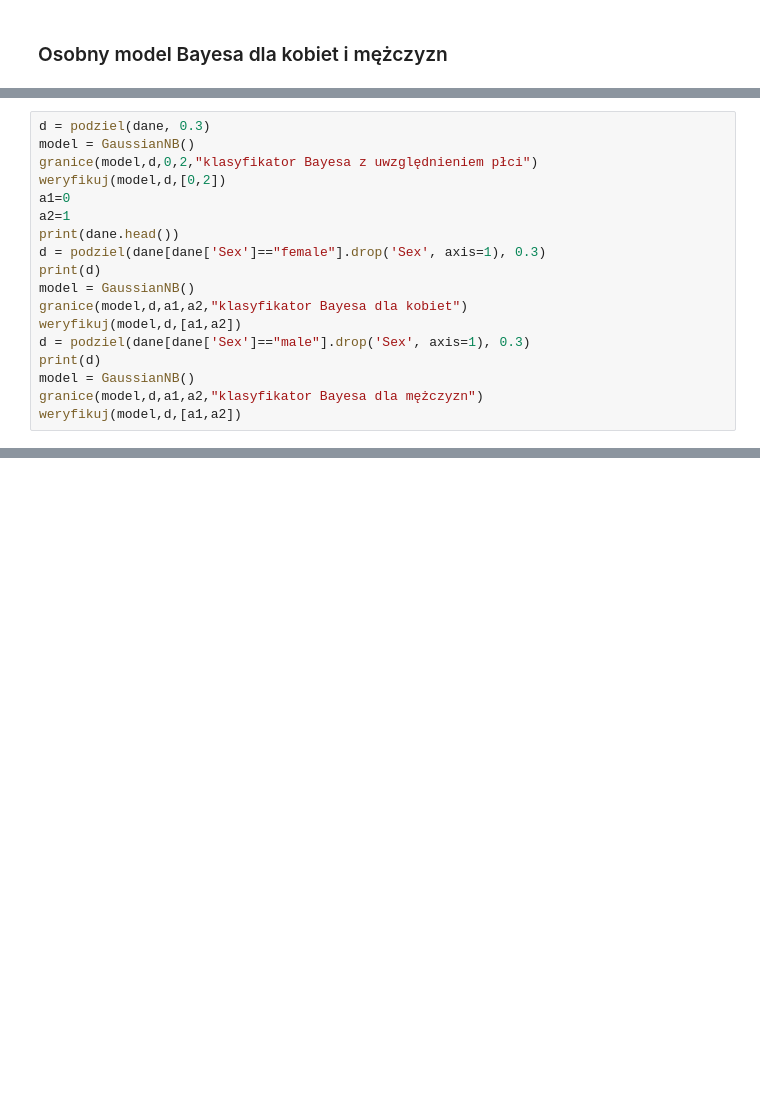
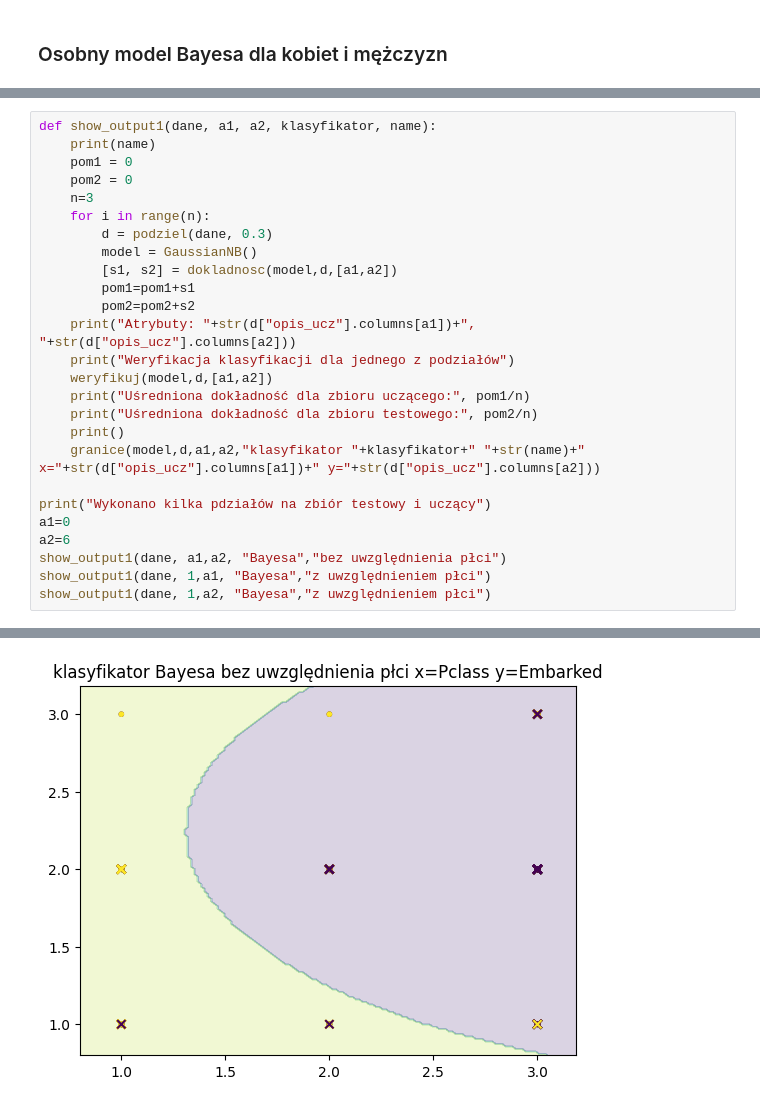
Before and after one commit to nataliabpw/titanic, a Jupyter notebook: project.ipynb, the cells around one changed output, grey strips where cells are left out. Drawn from its saved outputs; the diff is of its cells as text; blank space fills up the shorter version.

```diff
--- a/project.ipynb
+++ b/project.ipynb
@@ -347,21 +514,30 @@ def granice(model,dane,atr_x, atr_y,tytul,kontur = 1):
         plt.contourf(xx, yy, Z, levels = 4, alpha=0.2)
     plt.scatter(dane["opis_ucz"].iloc[:, atr_x], dane["opis_ucz"].iloc[:, atr_y], c=dane["dec_ucz"], marker = '.')
     plt.scatter(dane["opis_test"].iloc[:, atr_x], dane["opis_test"].iloc[:, atr_y], c=dane["dec_test"], marker = 'x')
-# %%
-d = podziel(dane, 0.3)
-model = GaussianNB()
-granice(model,d,0,2,"klasyfikator Bayesa z uwzględnieniem płci")
-weryfikuj(model,d,[0,2])
-a1=0
-a2=1
-print(dane.head())
-d = podziel(dane[dane['Sex']=="female"].drop('Sex', axis=1), 0.3)
-print(d)
-model = GaussianNB()
-granice(model,d,a1,a2,"klasyfikator Bayesa dla kobiet")
-weryfikuj(model,d,[a1,a2])
-d = podziel(dane[dane['Sex']=="male"].drop('Sex', axis=1), 0.3)
-print(d)
-model = GaussianNB()
-granice(model,d,a1,a2,"klasyfikator Bayesa dla mężczyzn")
-weryfikuj(model,d,[a1,a2])
+# %%
+def show_output1(dane, a1, a2, klasyfikator, name):
+    print(name)
+    pom1 = 0
+    pom2 = 0
+    n=3
+    for i in range(n):
+        d = podziel(dane, 0.3)
+        model = GaussianNB()
+        [s1, s2] = dokladnosc(model,d,[a1,a2])
+        pom1=pom1+s1
+        pom2=pom2+s2
+    print("Atrybuty: "+str(d["opis_ucz"].columns[a1])+", "+str(d["opis_ucz"].columns[a2]))
+    print("Weryfikacja klasyfikacji dla jednego z podziałów")
+    weryfikuj(model,d,[a1,a2])
+    print("Uśredniona dokładność dla zbioru uczącego:", pom1/n)
+    print("Uśredniona dokładność dla zbioru testowego:", pom2/n)
+    print()
+    granice(model,d,a1,a2,"klasyfikator "+klasyfikator+" "+str(name)+" x="+str(d["opis_ucz"].columns[a1])+" y="+str(d["opis_ucz"].columns[a2]))
+
+print("Wykonano kilka pdziałów na zbiór testowy i uczący")
+a1=0
+a2=6
+show_output1(dane, a1,a2, "Bayesa","bez uwzględnienia płci")
+show_output1(dane, 1,a1, "Bayesa","z uwzględnieniem płci")
+show_output1(dane, 1,a2, "Bayesa","z uwzględnieniem płci")
+# %% [output]
@@ -367,0 +561 @@ weryfikuj(model,d,[a1,a2])
+[figure, added]
```
Also changed, not shown: parts of 20 cells of this notebook.
